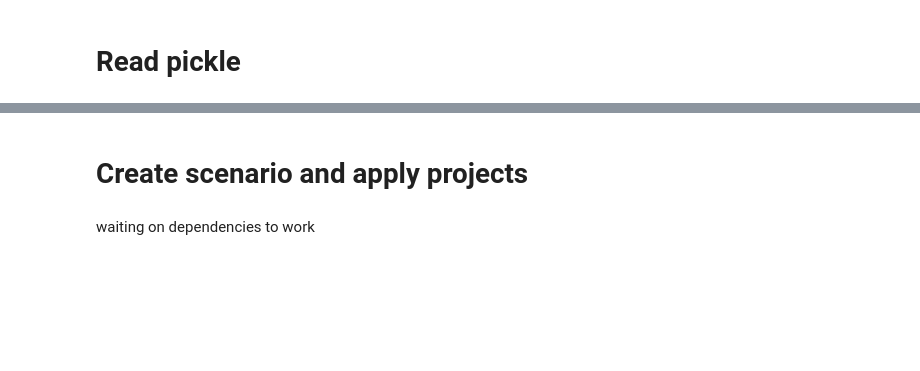
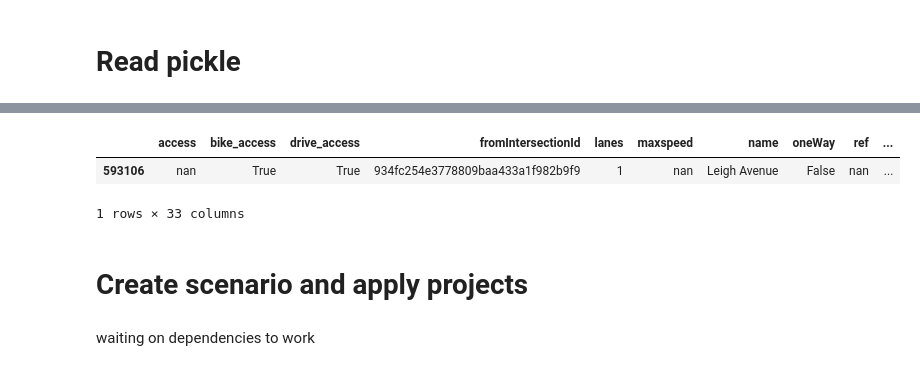
Before and after one commit to BayAreaMetro/travel-model-two-networks, a Jupyter notebook: notebooks/10-all-projects.ipynb, the cells around one changed output, grey strips where cells are left out. Cells and saved outputs as stored; diff of their text form; code cells hidden in the pictures; blank space fills up the shorter version.

```diff
--- a/notebooks/10-all-projects.ipynb
+++ b/notebooks/10-all-projects.ipynb
@@ -53,3 +65,9 @@ v_01_scenario = pickle.load(open(version_01_pickle_file_name, 'rb'))
+# %%
+v_01_scenario.road_net.links_df[v_01_scenario.road_net.links_df.model_link_id == 2186785]
+# %% [output]
+|  | access | bike_access | drive_access | fromIntersectionId | lanes | maxspeed | name | oneWay | ref | ... |
+| 593106 | nan | True | True | 934fc254e3778809baa433a1f982b9f9 | 1 | nan | Leigh Avenue | False | nan | ... |
+1 rows × 33 columns
 # %% [markdown]
 # Create scenario and apply projects
 # %% [markdown]
```
Also changed, not shown: parts of 65 cells of this notebook, 1 other file.
